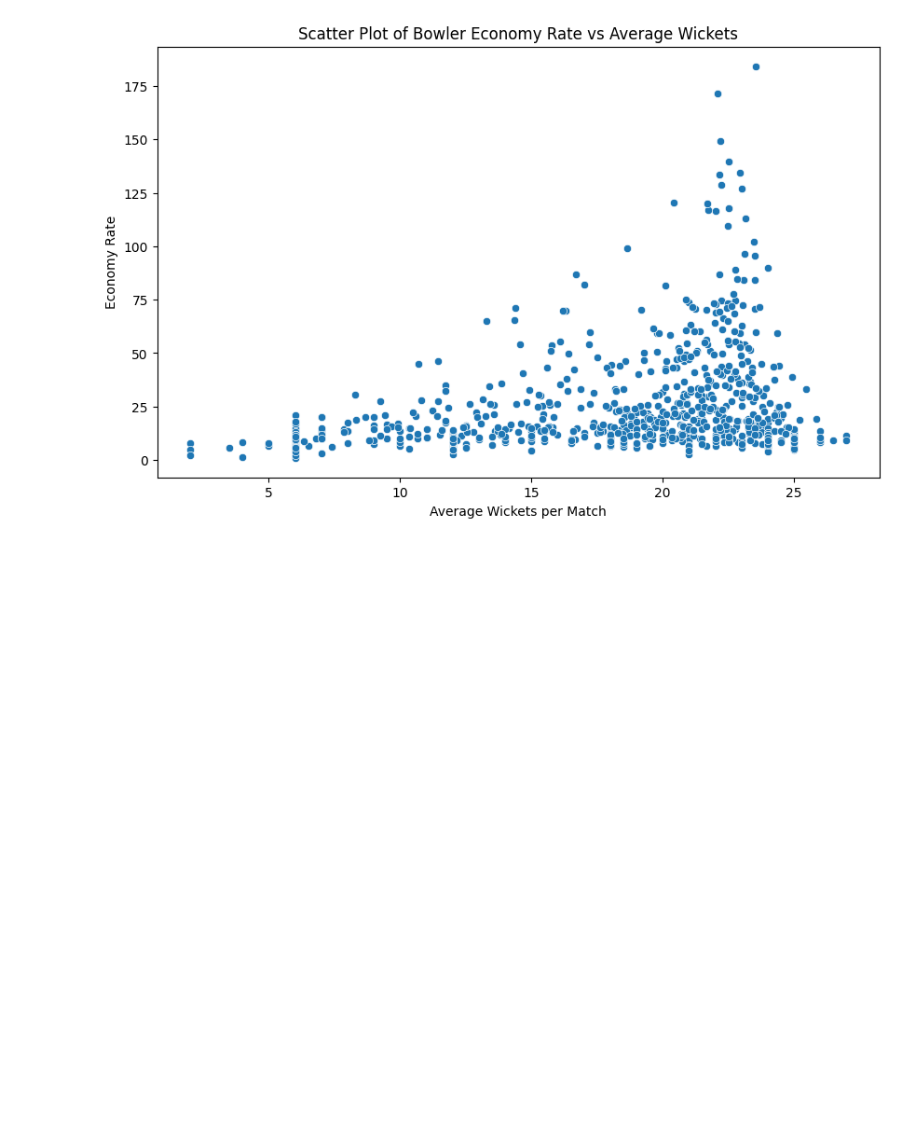
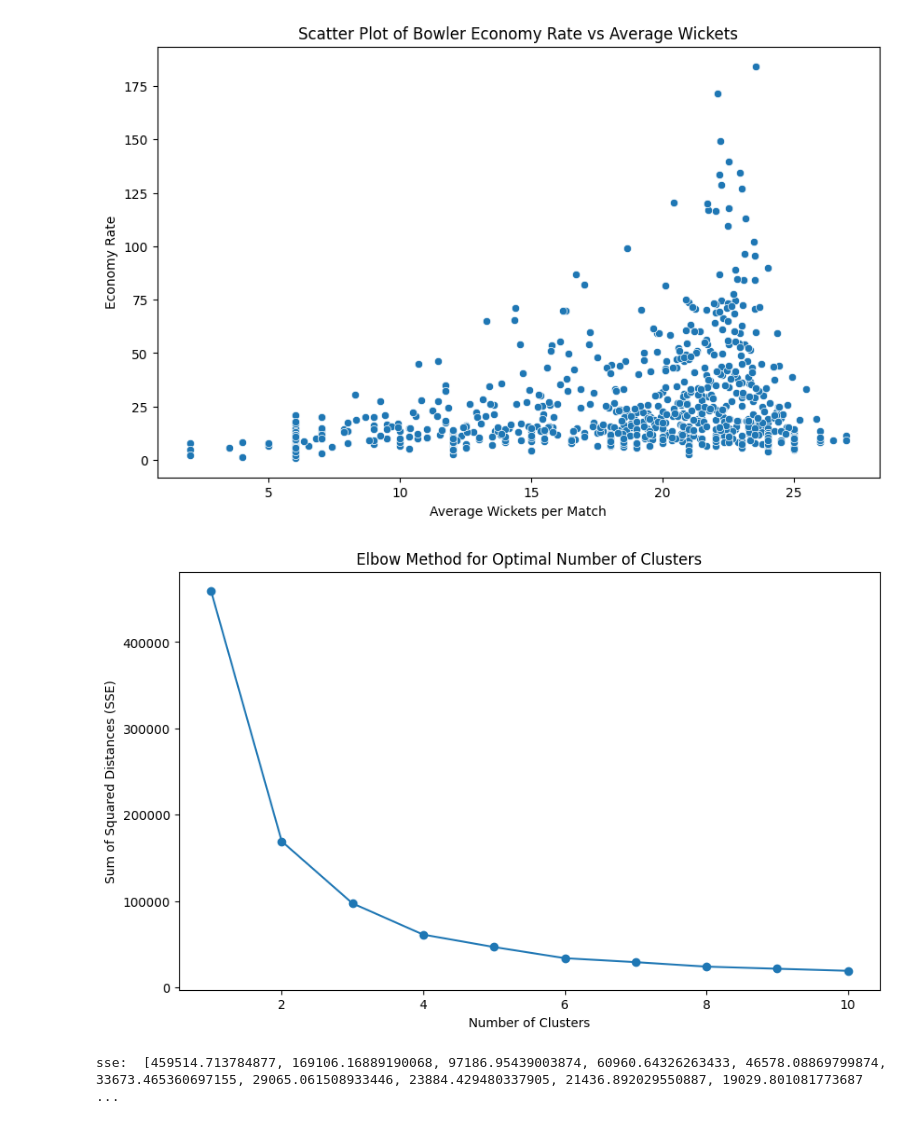
Before and after one commit to 19Kaumini/e19-co544-cricket-analytics-and-prediction, a Jupyter notebook: EDA/BatsmanClustering.ipynb, the cells around one changed output. Saved outputs shown, nothing was run; the diff lists cells and outputs as text; code cells hidden in the pictures; blank space fills up the shorter version.

Commit message:
Cluster the bowlers

```diff
--- a/EDA/BatsmanClustering.ipynb
+++ b/EDA/BatsmanClustering.ipynb
@@ -300,3 +300,26 @@ plt.ylabel('Economy Rate')
 plt.show()
 # %% [output]
 [figure]
+# %%
+#Elbow method
+sse = []  # Sum of squared distances to the closest cluster center
+k_range = range(1, 11)
+
+for k in k_range:
+    kmeans = KMeans(n_clusters=k, random_state=42)
+    kmeans.fit(bowler_metrics[['average_wickets_per_match', 'economy_rate']])
+    sse.append(kmeans.inertia_)
+
+# Plot the Elbow Method results
+plt.figure(figsize=(10, 6))
+plt.plot(k_range, sse, marker='o')
+plt.title('Elbow Method for Optimal Number of Clusters')
+plt.xlabel('Number of Clusters')
+plt.ylabel('Sum of Squared Distances (SSE)')
+plt.show()
+# %% [output]
+[figure, added]
+# %%
+print("sse: ",sse)
+# %% [output]
+sse:  [459514.713784877, 169106.16889190068, 97186.95439003874, 60960.64326263433, 46578.08869799874, 33673.465360697155, 29065.061508933446, 23884.429480337905, 21436.892029550887, 19029.801081773687 ...
```
Also changed, not shown: parts of 2 cells of this notebook.
